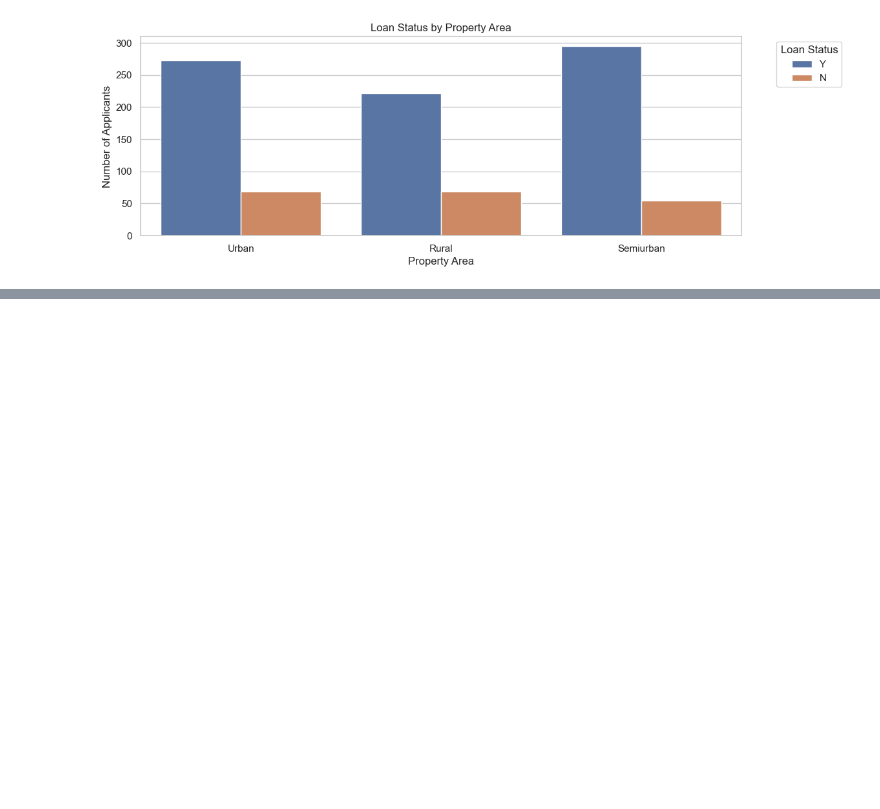
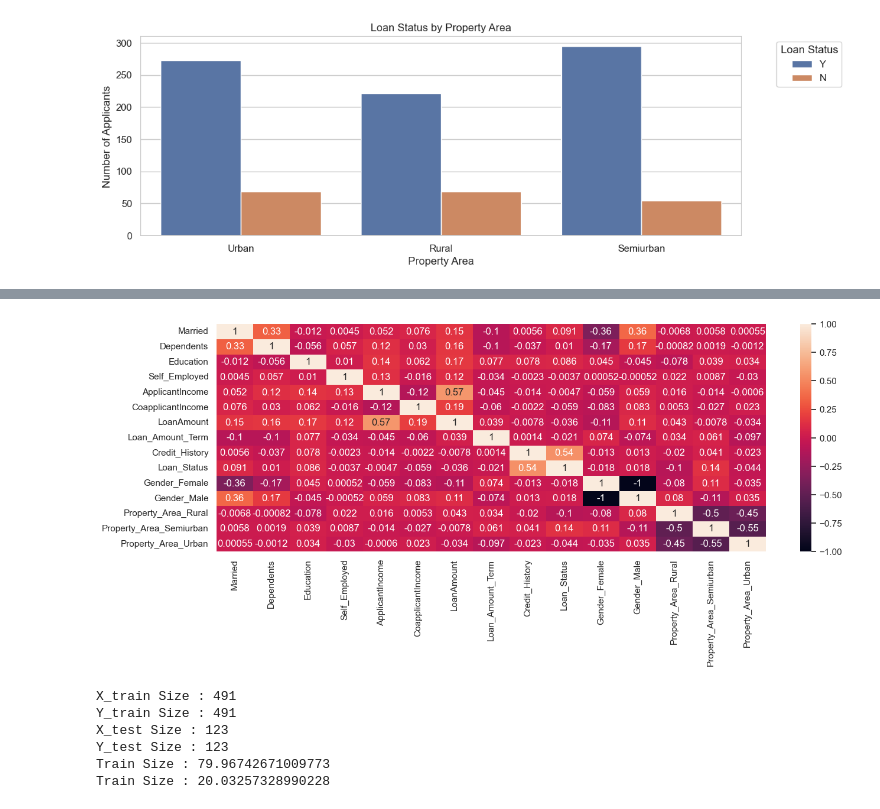
Before and after one commit to Bharadwaj-Sathya/AI, a Jupyter notebook: MachineLearning/SupervisedLearning/Classification/LogisticRegresson/Project/LogisticRegresson.ipynb, the cells around one changed output, grey strips where cells are left out. Saved outputs shown, nothing was run; the diff lists cells and outputs as text; code cells hidden in the pictures; blank space fills up the shorter version.

```diff
--- a/MachineLearning/SupervisedLearning/Classification/LogisticRegresson/Project/LogisticRegresson.ipynb
+++ b/MachineLearning/SupervisedLearning/Classification/LogisticRegresson/Project/LogisticRegresson.ipynb
@@ -470,0 +499,6 @@ plt.show()
+# %%
+# Mapping the object columns to convert it into (0 and 1) form and then change the data type to int
+raw_data['Married']=raw_data['Married'].map({'Yes':1, 'No':0})
+raw_data['Education']=raw_data['Education'].map({'Graduate':1, 'Not Graduate':0})
+raw_data['Self_Employed']=raw_data['Self_Employed'].map({'Yes':1, 'No':0})
+raw_data['Loan_Status']=raw_data['Loan_Status'].map({'Y':1, 'N':0})
@@ -470,0 +528,9 @@ plt.show()
+# %%
+new_train_data = raw_data.loc[0:train_data.shape[0]-1, ]
+new_test_data = raw_data.loc[train_data.shape[0]:, ]
+# %%
+new_train_data = new_train_data.drop('Loan_ID', axis=1)
+# %%
+#Using get dummies for the remaining object columns for which mapping or encoder cant be used
+new_train_data=pd.get_dummies(new_train_data)
+new_train_data.head()
@@ -470,0 +544,7 @@ plt.show()
+# %%
+#Checking for correlation again now that we have treated the object columns
+plt.figure(figsize=(15,5))
+sns.heatmap(new_train_data.corr(),annot=True)
+plt.show()
+# %% [output]
+[figure, added]
@@ -470,0 +558,14 @@ plt.show()
+# %%
+print("X_train Size :",len(X_train))
+print("Y_train Size :",len(y_train))
+print("X_test Size :",len(X_test))
+print("Y_test Size :",len(y_test))
+print("Train Size :", (len(X_train)/len(x_variables))*100)
+print("Train Size :", (len(X_test)/len(x_variables))*100)
+# %% [output]
+X_train Size : 491
+Y_train Size : 491
+X_test Size : 123
+Y_test Size : 123
+Train Size : 79.96742671009773
+Train Size : 20.03257328990228
```
Also changed, not shown: parts of 15 cells of this notebook, 2 other files.
